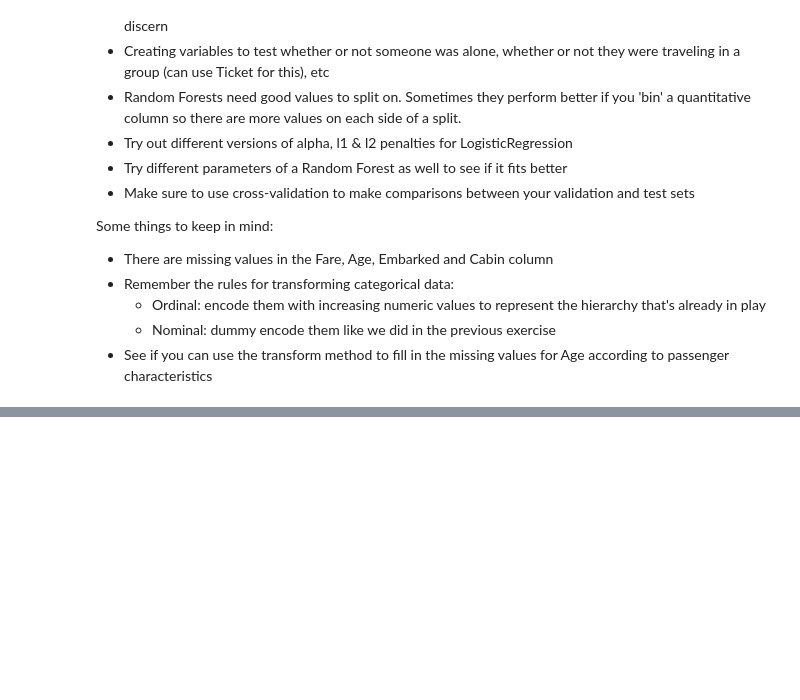
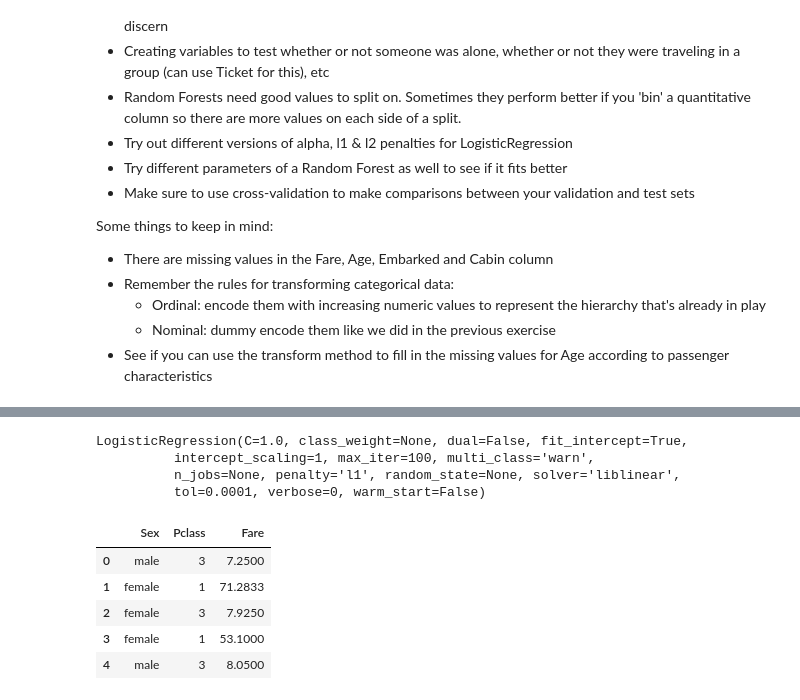
Before and after one commit to alphalex/DAT-06-24, a Jupyter notebook: class material/Unit 3/Lesson 15/Class 3 Lab.ipynb, the cells around one changed output, grey strips where cells are left out. Saved outputs shown, nothing was run; the diff lists cells and outputs as text; code cells hidden in the pictures; blank space fills up the shorter version.

```diff
--- a/class material/Unit 3/Lesson 15/Class 3 Lab.ipynb
+++ b/class material/Unit 3/Lesson 15/Class 3 Lab.ipynb
@@ -24,0 +90,7 @@ Some things to keep in mind:
+# %%
+logreg.fit(X_train, y_train)
+# %% [output]
+LogisticRegression(C=1.0, class_weight=None, dual=False, fit_intercept=True,
+          intercept_scaling=1, max_iter=100, multi_class='warn',
+          n_jobs=None, penalty='l1', random_state=None, solver='liblinear',
+          tol=0.0001, verbose=0, warm_start=False)
@@ -24,0 +111,9 @@ Some things to keep in mind:
+# %%
+X_train.head()
+# %% [output]
+|  | Sex | Pclass | Fare |
+| 0 | male | 3 | 7.2500 |
+| 1 | female | 1 | 71.2833 |
+| 2 | female | 3 | 7.9250 |
+| 3 | female | 1 | 53.1000 |
+| 4 | male | 3 | 8.0500 |
```
Also changed, not shown: parts of 33 cells of this notebook, 5 other files.
